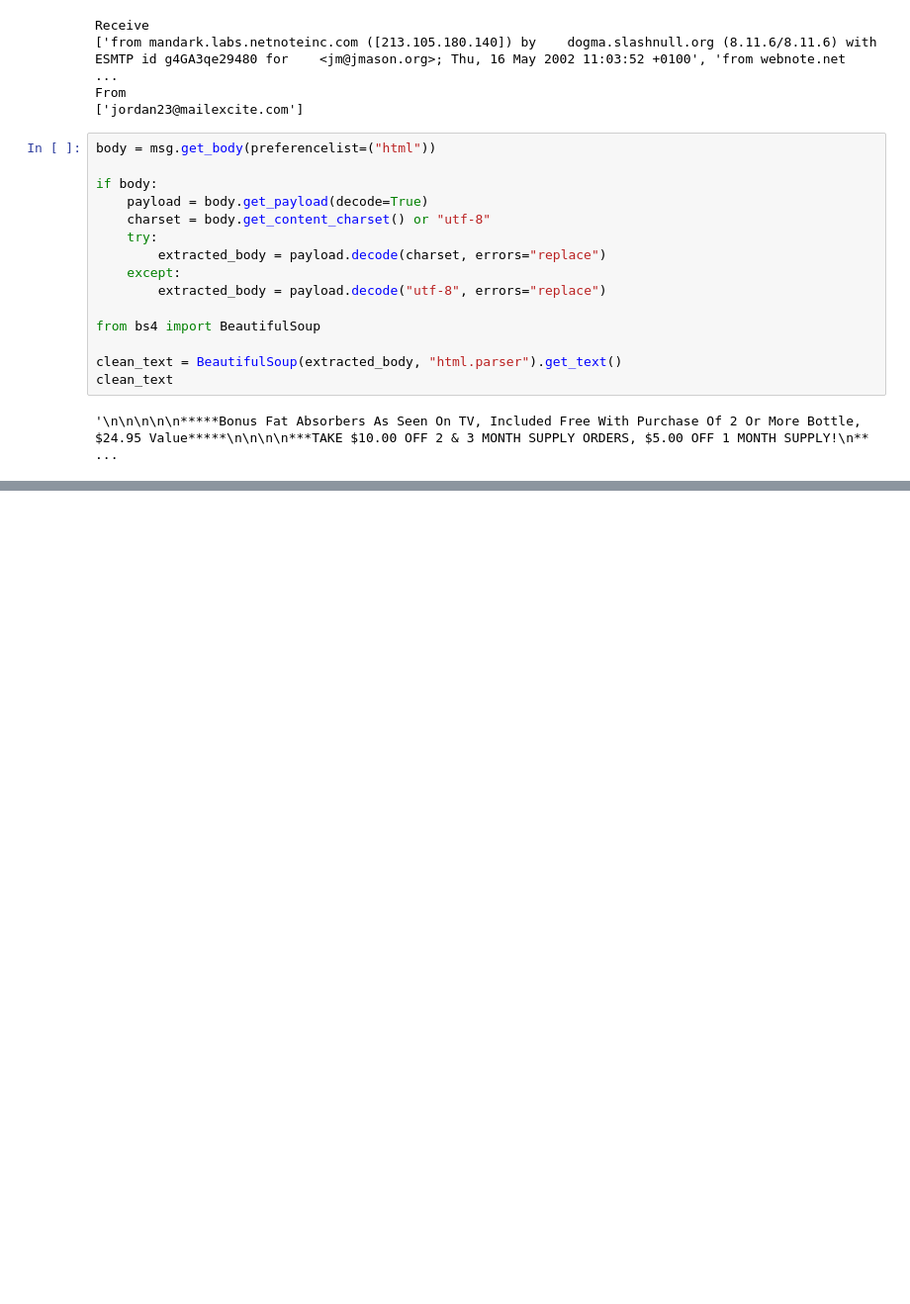
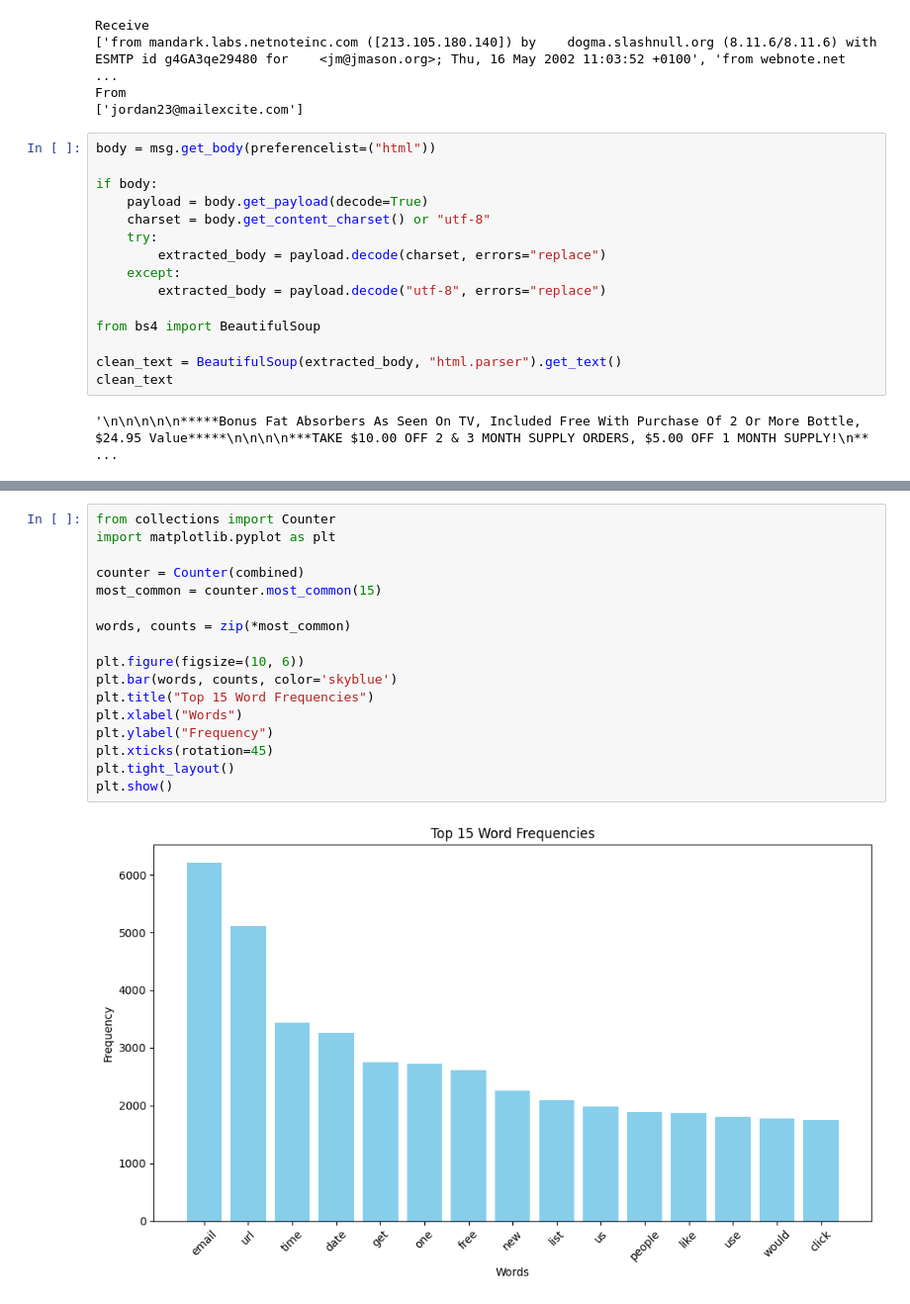
Before and after one commit to WilliamDelnington/EmailSpamDetection, a Jupyter notebook: SpamAssassinDatasetTests/SpamAssassinClassification.ipynb, the cells around one changed output, grey strips where cells are left out. Shown: that part at 99% size. Drawn from its saved outputs; the diff is of its cells as text; blank space fills up the shorter version.

```diff
--- a/SpamAssassinDatasetTests/SpamAssassinClassification.ipynb
+++ b/SpamAssassinDatasetTests/SpamAssassinClassification.ipynb
@@ -106,0 +225,19 @@ ImportError: C extension: pandas.compat._constants not built. If you want to imp
+# %%
+from collections import Counter
+import matplotlib.pyplot as plt
+
+counter = Counter(combined)
+most_common = counter.most_common(15)
+
+words, counts = zip(*most_common)
+
+plt.figure(figsize=(10, 6))
+plt.bar(words, counts, color='skyblue')
+plt.title("Top 15 Word Frequencies")
+plt.xlabel("Words")
+plt.ylabel("Frequency")
+plt.xticks(rotation=45)
+plt.tight_layout()
+plt.show()
+# %% [output]
+[figure, added]
```
Also changed, not shown: parts of 19 cells of this notebook, 10 other files.
